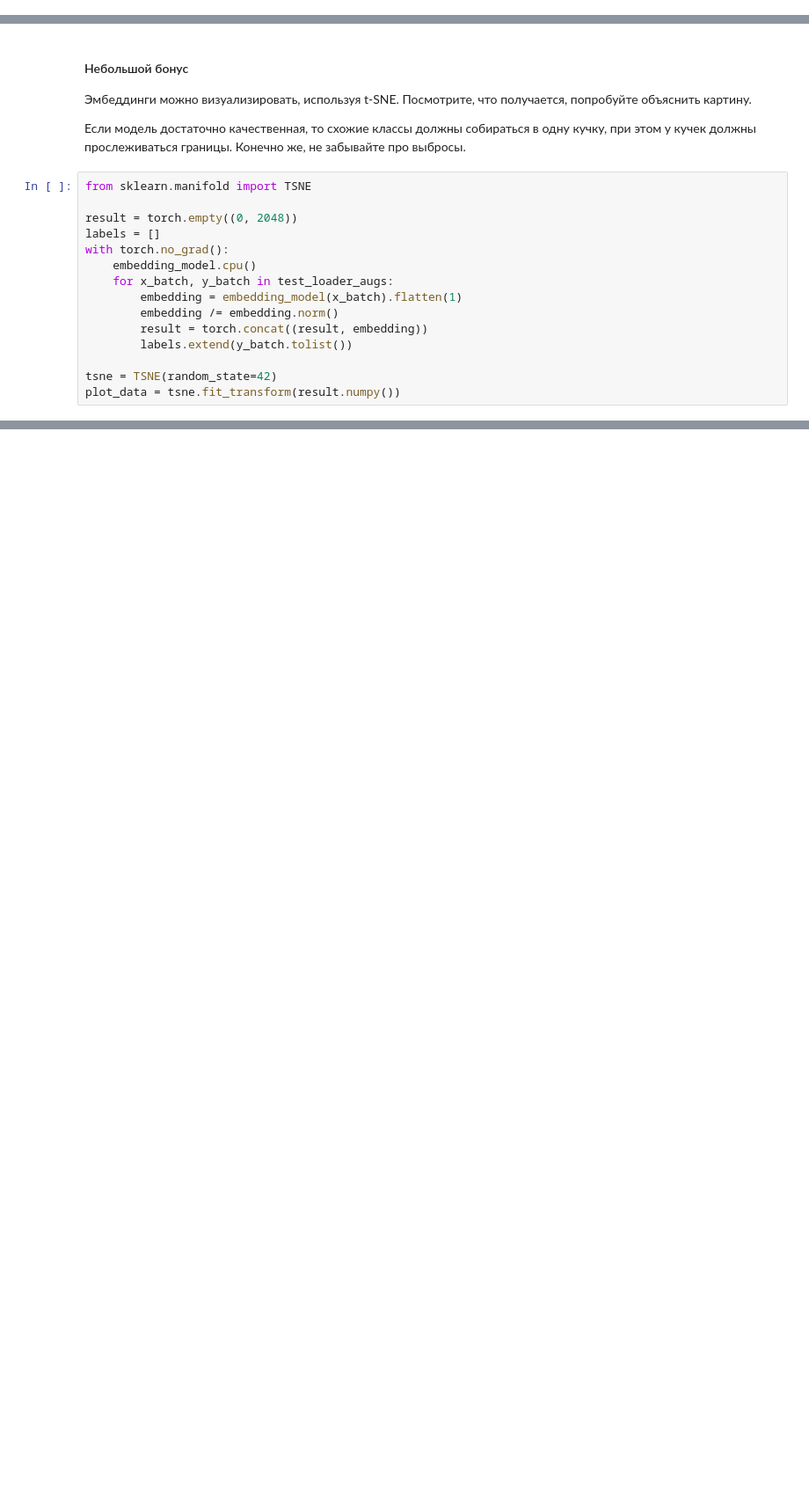
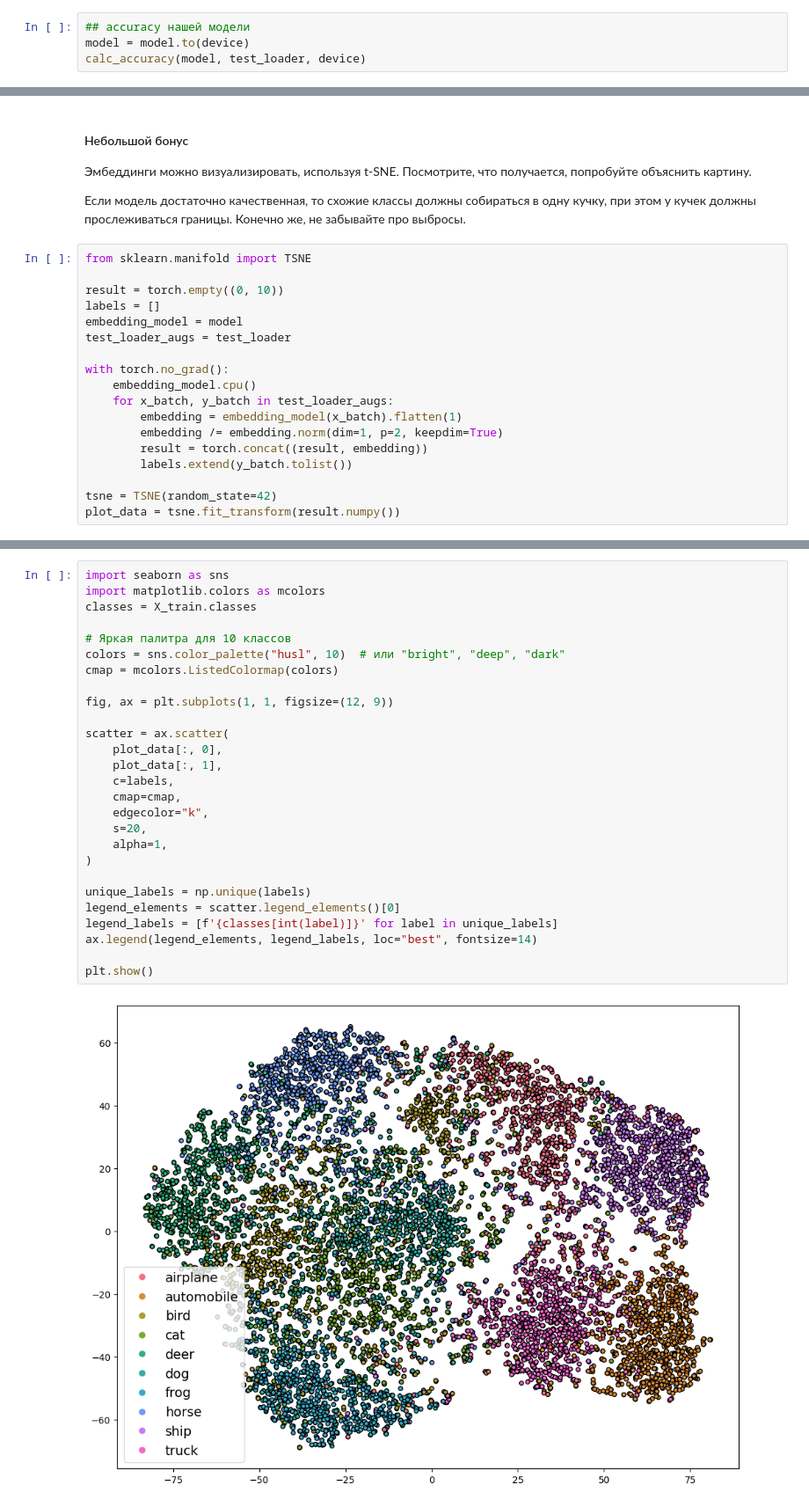
Before and after one commit to AndreyKurdyubov/Karpov.courses_DL, a Jupyter notebook: Base_DL/hw4-student.ipynb, the cells around one changed output, grey strips where cells are left out. Shown at 88% size. Saved outputs shown, nothing was run; the diff lists cells and outputs as text; blank space fills up the shorter version.

Commit message:
hw4 embeddings cosine similarity and TSNE

```diff
--- a/Base_DL/hw4-student.ipynb
+++ b/Base_DL/hw4-student.ipynb
@@ -1416,0 +1424,4 @@ torch.save(model.state_dict(), "CNN_step8.pt")
+# %%
+## accuracy нашей модели
+model = model.to(device)
+calc_accuracy(model, test_loader, device)
@@ -1424,13 +1686,16 @@ torch.save(model.state_dict(), "CNN_step8.pt")
 # %%
 from sklearn.manifold import TSNE
 
-result = torch.empty((0, 2048))
+result = torch.empty((0, 10))
 labels = []
+embedding_model = model
+test_loader_augs = test_loader
+
 with torch.no_grad():
     embedding_model.cpu()
     for x_batch, y_batch in test_loader_augs:
         embedding = embedding_model(x_batch).flatten(1)
-        embedding /= embedding.norm()
+        embedding /= embedding.norm(dim=1, p=2, keepdim=True)
         result = torch.concat((result, embedding))
         labels.extend(y_batch.tolist())
 
@@ -1450,0 +1719,29 @@ plt.colorbar(scatter)
+# %%
+import seaborn as sns
+import matplotlib.colors as mcolors
+classes = X_train.classes
+
+# Яркая палитра для 10 классов
+colors = sns.color_palette("husl", 10)  # или "bright", "deep", "dark"
+cmap = mcolors.ListedColormap(colors)
+
+fig, ax = plt.subplots(1, 1, figsize=(12, 9))
+
+scatter = ax.scatter(
+    plot_data[:, 0],
+    plot_data[:, 1],
+    c=labels,
+    cmap=cmap,
+    edgecolor="k",
+    s=20,
+    alpha=1,
+)
+
+unique_labels = np.unique(labels)
+legend_elements = scatter.legend_elements()[0]
+legend_labels = [f'{classes[int(label)]}' for label in unique_labels]
+ax.legend(legend_elements, legend_labels, loc="best", fontsize=14)
+
+plt.show()
+# %% [output]
+[figure, added]
```
Also changed, not shown: parts of 12 cells of this notebook.
